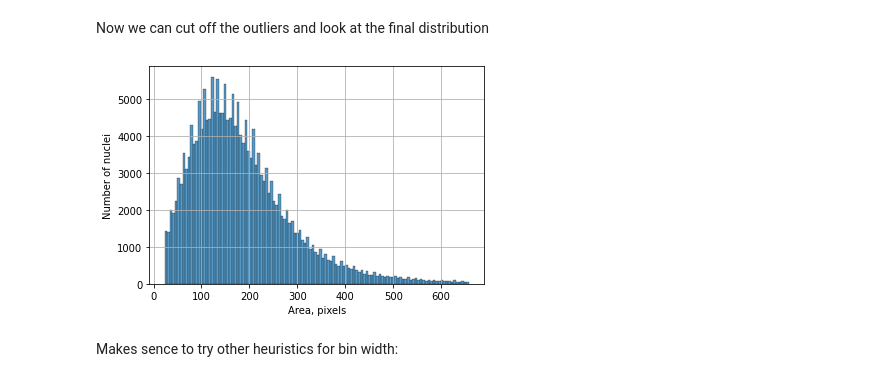
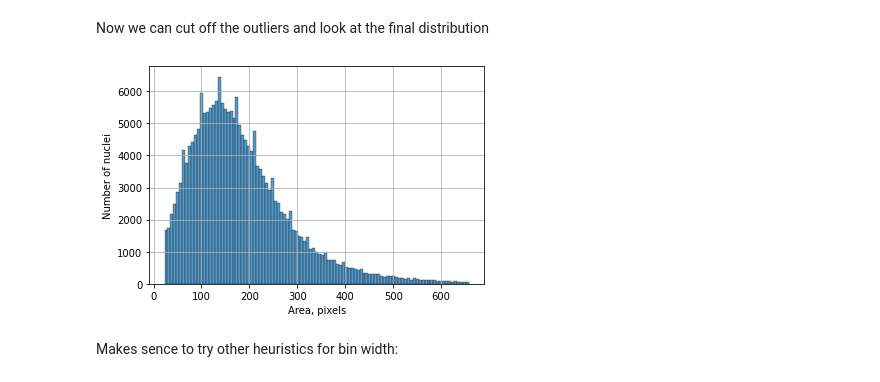
Before and after one commit to ispras/endometrium-dataset-analysis, a Jupyter notebook: notebooks/mean_radius.ipynb, the cells around one changed output. Saved outputs shown, nothing was run; the diff lists cells and outputs as text; code cells hidden in the pictures.

```diff
--- a/notebooks/mean_radius.ipynb
+++ b/notebooks/mean_radius.ipynb
@@ -18,7 +18,7 @@ from endoanalysis.datasets import MasksDataset, parse_master_yaml
 from endoanalysis.utils import load_masks_areas, decorate_areas_distr
 # %%
 IMGS_DIR = "figs"
-YAML_PATH = "../data/masks_unique_raw/unique_with_masks.yml"
+YAML_PATH = "../data/masks/masks_raw/unique_with_masks.yml"
 # %% [markdown]
 Cheking the imported masks
 # %%
@@ -130,16 +130,16 @@ Now we can cut off the outliers and look at the final distribution
 # %%
 valid_ids = (mask_areas < thresh_big) * (mask_areas > thresh_small)
 mask_areas_filtered = mask_areas[valid_ids]
 fig, ax = plt.subplots()
-sns.histplot(mask_areas_filtered, bins="rice",ax=ax)
+sns.histplot(mask_areas_filtered, bins="scott",ax=ax)
 decorate_areas_distr(
     fig,
     ax,
     xlabel="Area, pixels",
     ylabel="Number of nuclei"
 )
 # %% [output]
-[figure, old version]
+[figure, new version]
 # %% [markdown]
 Makes sence to try other heuristics for bin width:
 # %%
```
Also changed, not shown: parts of 4 cells of this notebook, 6 other files.
